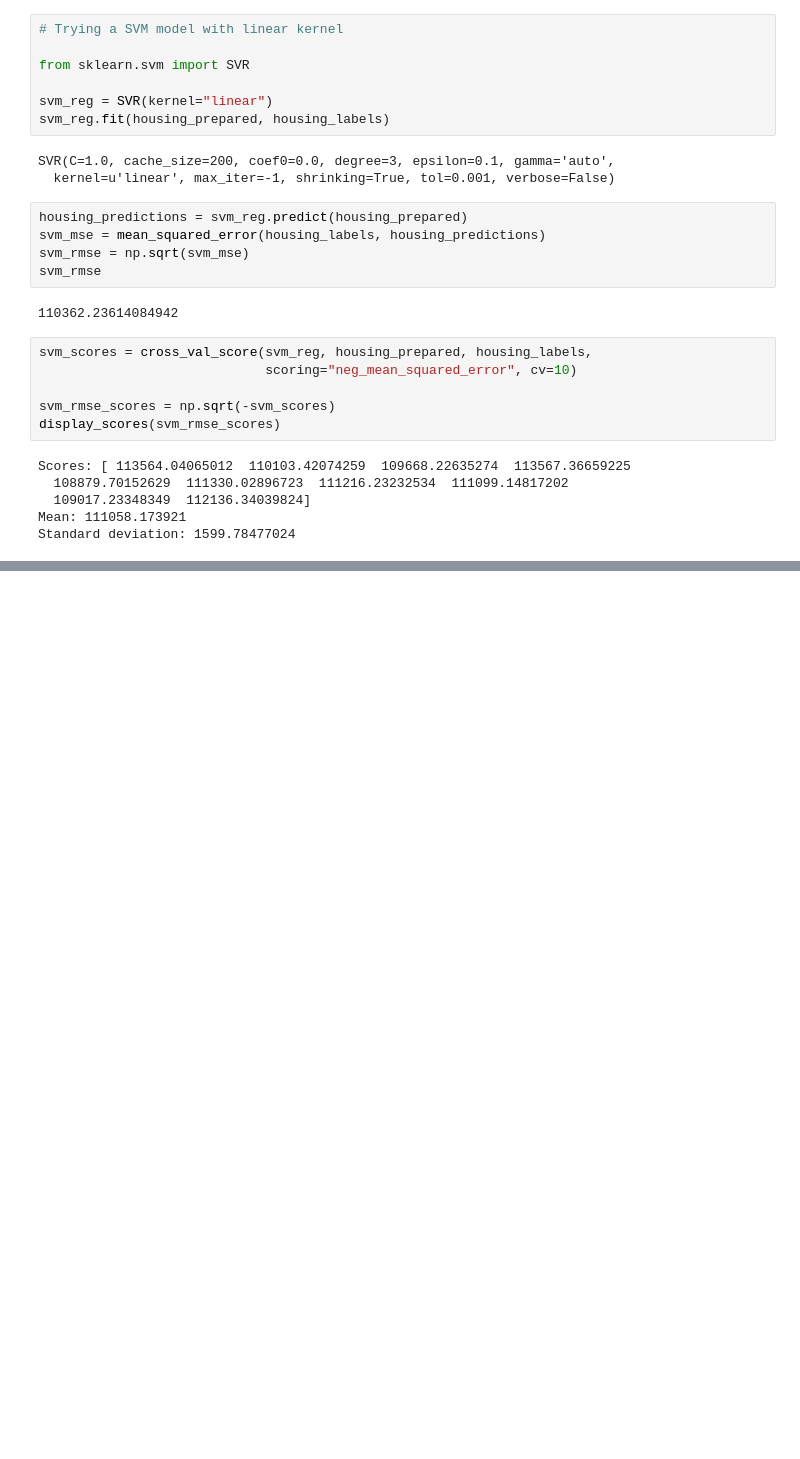
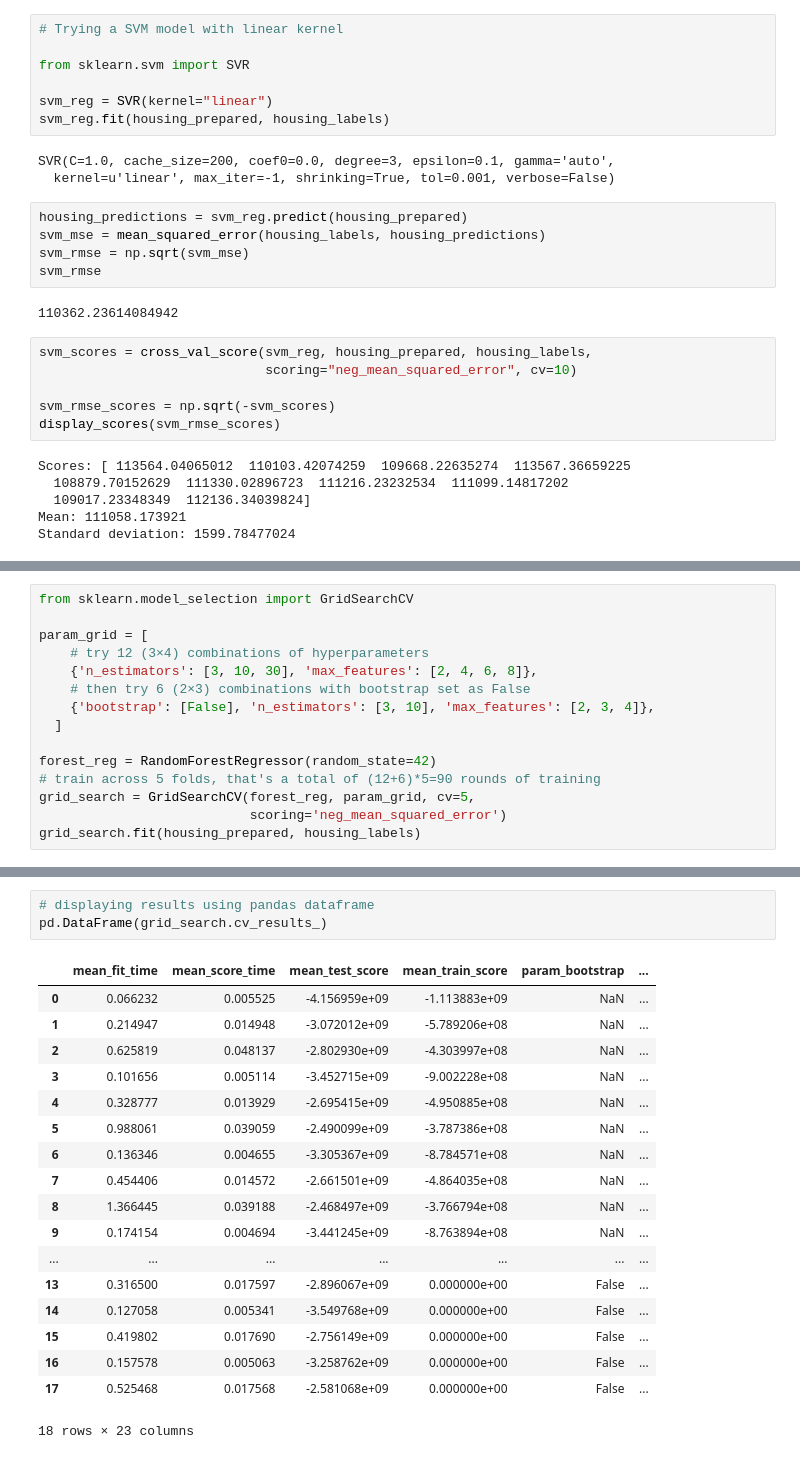
Before and after one commit to harshseth/ml-core, a Jupyter notebook: Housing.ipynb, the cells around one changed output, grey strips where cells are left out. Drawn from its saved outputs; the diff is of its cells as text; blank space fills up the shorter version.

Commit message:
fine tuning the model

```diff
--- a/Housing.ipynb
+++ b/Housing.ipynb
@@ -998,0 +1009,15 @@ The SVM model with linear kernel does not perform well on the data.
+# %%
+from sklearn.model_selection import GridSearchCV
+
+param_grid = [
+    # try 12 (3×4) combinations of hyperparameters
+    {'n_estimators': [3, 10, 30], 'max_features': [2, 4, 6, 8]},
+    # then try 6 (2×3) combinations with bootstrap set as False
+    {'bootstrap': [False], 'n_estimators': [3, 10], 'max_features': [2, 3, 4]},
+  ]
+
+forest_reg = RandomForestRegressor(random_state=42)
+# train across 5 folds, that's a total of (12+6)*5=90 rounds of training
+grid_search = GridSearchCV(forest_reg, param_grid, cv=5,
+                           scoring='neg_mean_squared_error')
+grid_search.fit(housing_prepared, housing_labels)
@@ -998,0 +1079,22 @@ The SVM model with linear kernel does not perform well on the data.
+# %%
+# displaying results using pandas dataframe
+pd.DataFrame(grid_search.cv_results_)
+# %% [output]
+|  | mean_fit_time | mean_score_time | mean_test_score | mean_train_score | param_bootstrap | ... |
+| 0 | 0.066232 | 0.005525 | -4.156959e+09 | -1.113883e+09 | NaN | ... |
+| 1 | 0.214947 | 0.014948 | -3.072012e+09 | -5.789206e+08 | NaN | ... |
+| 2 | 0.625819 | 0.048137 | -2.802930e+09 | -4.303997e+08 | NaN | ... |
+| 3 | 0.101656 | 0.005114 | -3.452715e+09 | -9.002228e+08 | NaN | ... |
+| 4 | 0.328777 | 0.013929 | -2.695415e+09 | -4.950885e+08 | NaN | ... |
+| 5 | 0.988061 | 0.039059 | -2.490099e+09 | -3.787386e+08 | NaN | ... |
+| 6 | 0.136346 | 0.004655 | -3.305367e+09 | -8.784571e+08 | NaN | ... |
+| 7 | 0.454406 | 0.014572 | -2.661501e+09 | -4.864035e+08 | NaN | ... |
+| 8 | 1.366445 | 0.039188 | -2.468497e+09 | -3.766794e+08 | NaN | ... |
+| 9 | 0.174154 | 0.004694 | -3.441245e+09 | -8.763894e+08 | NaN | ... |
+| ... | ... | ... | ... | ... | ... | ... |
+| 13 | 0.316500 | 0.017597 | -2.896067e+09 | 0.000000e+00 | False | ... |
+| 14 | 0.127058 | 0.005341 | -3.549768e+09 | 0.000000e+00 | False | ... |
+| 15 | 0.419802 | 0.017690 | -2.756149e+09 | 0.000000e+00 | False | ... |
+| 16 | 0.157578 | 0.005063 | -3.258762e+09 | 0.000000e+00 | False | ... |
+| 17 | 0.525468 | 0.017568 | -2.581068e+09 | 0.000000e+00 | False | ... |
+18 rows × 23 columns
```
Also changed, not shown: parts of 12 cells of this notebook.
